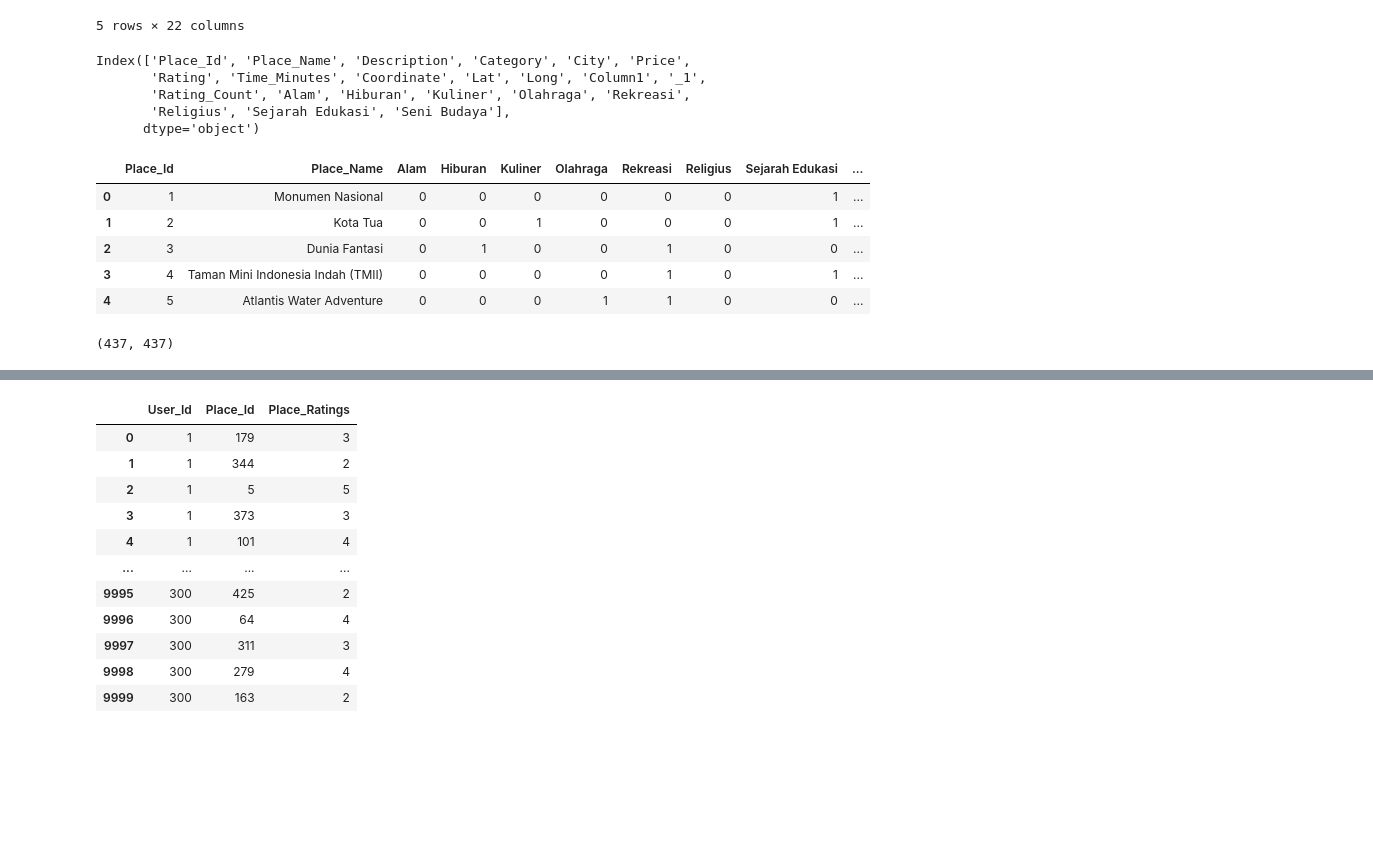
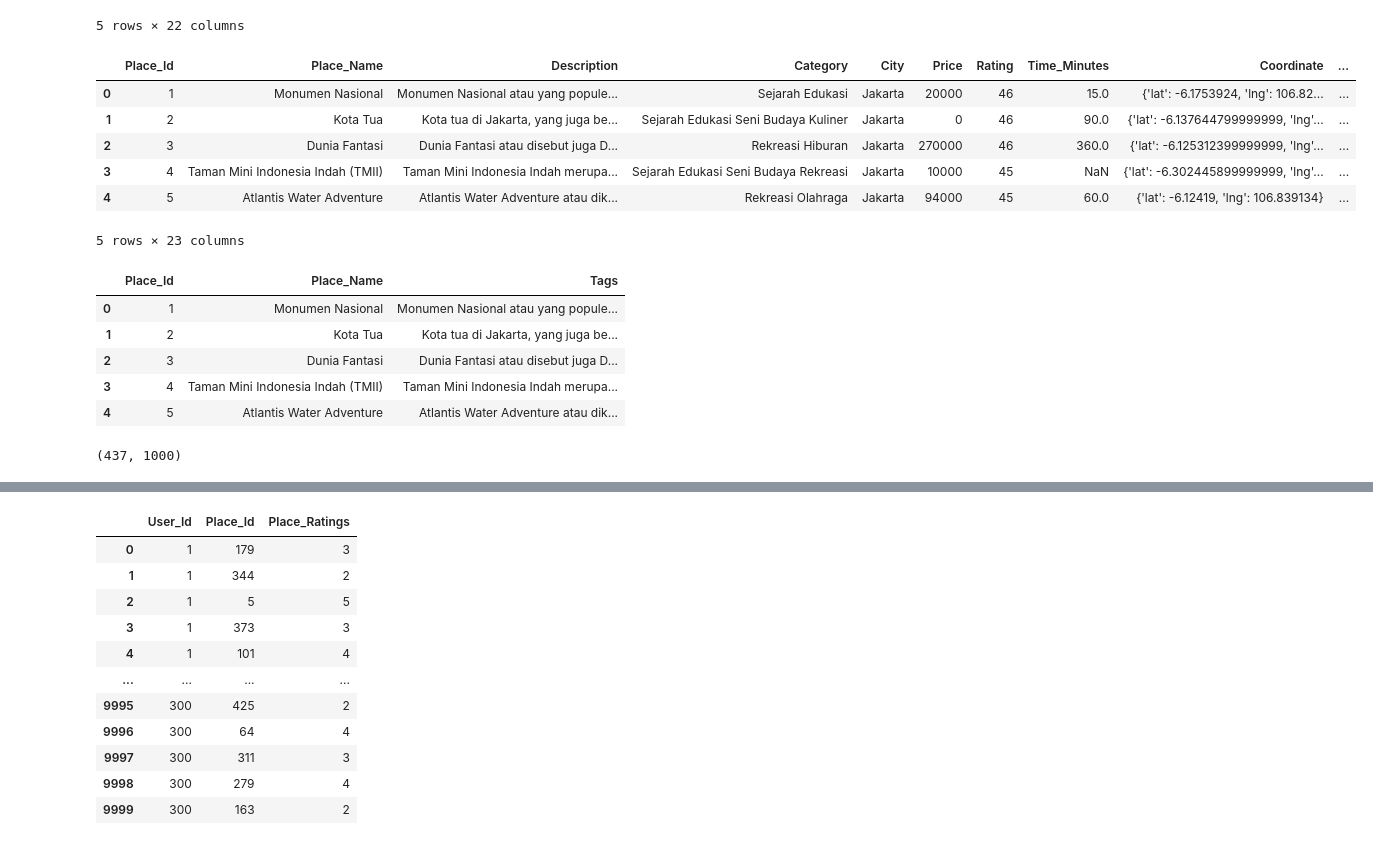
Before and after one commit to mausneg/DestiMate, a Jupyter notebook: Model/Category Model/model.ipynb, the cells around one changed output, grey strips where cells are left out. Saved outputs shown, nothing was run; the diff lists cells and outputs as text; code cells hidden in the pictures; blank space fills up the shorter version.

```diff
--- a/Model/Category Model/model.ipynb
+++ b/Model/Category Model/model.ipynb
@@ -19,27 +20,26 @@ df_tourism.head()
 | 3 | 4 | Taman Mini Indonesia Indah (TMII) | Taman Mini Indonesia Indah merupa... | Sejarah Edukasi,Seni Budaya,Rekreasi | Jakarta | 10000 | 45 | NaN | {'lat': -6.302445899999999, 'lng'... | ... |
 | 4 | 5 | Atlantis Water Adventure | Atlantis Water Adventure atau dik... | Rekreasi,Olahraga | Jakarta | 94000 | 45 | 60.0 | {'lat': -6.12419, 'lng': 106.839134} | ... |
 5 rows × 22 columns
+# %%
+df_tourism['Category'] = df_tourism['Category'].apply(lambda x: x.replace(',', ' '))
+df_tourism['Tags'] = df_tourism['Description'] + ' ' + df_tourism['Category'] + ' ' + df_tourism['City']
 # %%
-df_tourism.columns
+df_tourism.head()
 # %% [output]
+|  | Place_Id | Place_Name | Description | Category | City | Price | Rating | Time_Minutes | Coordinate | ... |
+| 0 | 1 | Monumen Nasional | Monumen Nasional atau yang popule... | Sejarah Edukasi | Jakarta | 20000 | 46 | 15.0 | {'lat': -6.1753924, 'lng': 106.82... | ... |
+| 1 | 2 | Kota Tua | Kota tua di Jakarta, yang juga be... | Sejarah Edukasi Seni Budaya Kuliner | Jakarta | 0 | 46 | 90.0 | {'lat': -6.137644799999999, 'lng'... | ... |
+| 2 | 3 | Dunia Fantasi | Dunia Fantasi atau disebut juga D... | Rekreasi Hiburan | Jakarta | 270000 | 46 | 360.0 | {'lat': -6.125312399999999, 'lng'... | ... |
+| 3 | 4 | Taman Mini Indonesia Indah (TMII) | Taman Mini Indonesia Indah merupa... | Sejarah Edukasi Seni Budaya Rekreasi | Jakarta | 10000 | 45 | NaN | {'lat': -6.302445899999999, 'lng'... | ... |
+| 4 | 5 | Atlantis Water Adventure | Atlantis Water Adventure atau dik... | Rekreasi Olahraga | Jakarta | 94000 | 45 | 60.0 | {'lat': -6.12419, 'lng': 106.839134} | ... |
-Index(['Place_Id', 'Place_Name', 'Description', 'Category', 'City', 'Price',
-       'Rating', 'Time_Minutes', 'Coordinate', 'Lat', 'Long', 'Column1', '_1',
-       'Rating_Count', 'Alam', 'Hiburan', 'Kuliner', 'Olahraga', 'Rekreasi',
-       'Religius', 'Sejarah Edukasi', 'Seni Budaya'],
-      dtype='object')
+5 rows × 23 columns
-# %%
-drop_columns = df_tourism.columns[2:14]
-df_tourism.drop(drop_columns, axis=1, inplace=True)
-df_tourism.head()
-# %% [output]
-|  | Place_Id | Place_Name | Alam | Hiburan | Kuliner | Olahraga | Rekreasi | Religius | Sejarah Edukasi | ... |
-| 0 | 1 | Monumen Nasional | 0 | 0 | 0 | 0 | 0 | 0 | 1 | ... |
-| 1 | 2 | Kota Tua | 0 | 0 | 1 | 0 | 0 | 0 | 1 | ... |
-| 2 | 3 | Dunia Fantasi | 0 | 1 | 0 | 0 | 1 | 0 | 0 | ... |
-| 3 | 4 | Taman Mini Indonesia Indah (TMII) | 0 | 0 | 0 | 0 | 1 | 0 | 1 | ... |
-| 4 | 5 | Atlantis Water Adventure | 0 | 0 | 0 | 1 | 1 | 0 | 0 | ... |
-# %%
-category_similarity = cosine_similarity(df_tourism.iloc[:, 2:])
-category_similarity.shape
-# %% [output]
-(437, 437)
+# %%
+new_df_tourism = df_tourism[['Place_Id', 'Place_Name', 'Tags']]
+new_df_tourism.head()
+# %% [output]
+|  | Place_Id | Place_Name | Tags |
+| 0 | 1 | Monumen Nasional | Monumen Nasional atau yang popule... |
+| 1 | 2 | Kota Tua | Kota tua di Jakarta, yang juga be... |
+| 2 | 3 | Dunia Fantasi | Dunia Fantasi atau disebut juga D... |
+| 3 | 4 | Taman Mini Indonesia Indah (TMII) | Taman Mini Indonesia Indah merupa... |
+| 4 | 5 | Atlantis Water Adventure | Atlantis Water Adventure atau dik... |
@@ -45,0 +49,6 @@ category_similarity.shape
+# %%
+cv = CountVectorizer(max_features = 1000, lowercase=True, stop_words=stopwords_list)
+vectors = cv.fit_transform(new_df_tourism['Tags']).toarray()
+vectors.shape
+# %% [output]
+(437, 1000)
```
Also changed, not shown: parts of 6 cells of this notebook, 1 other file.
